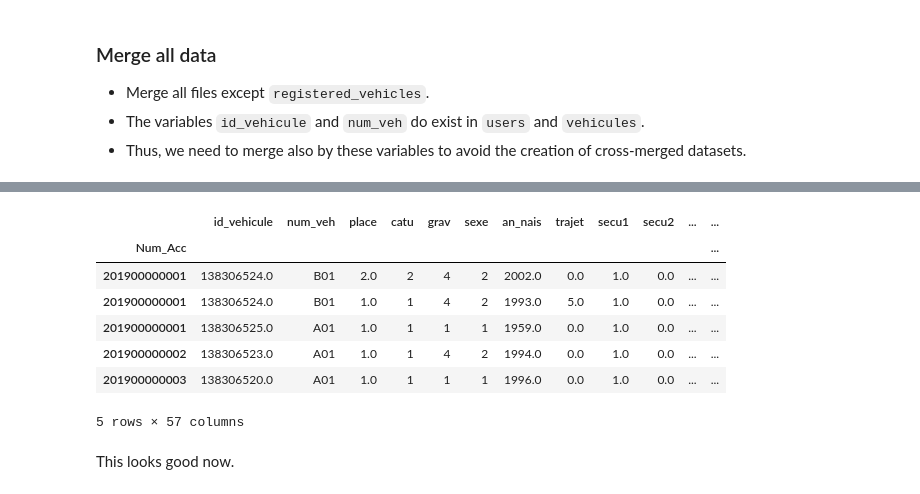
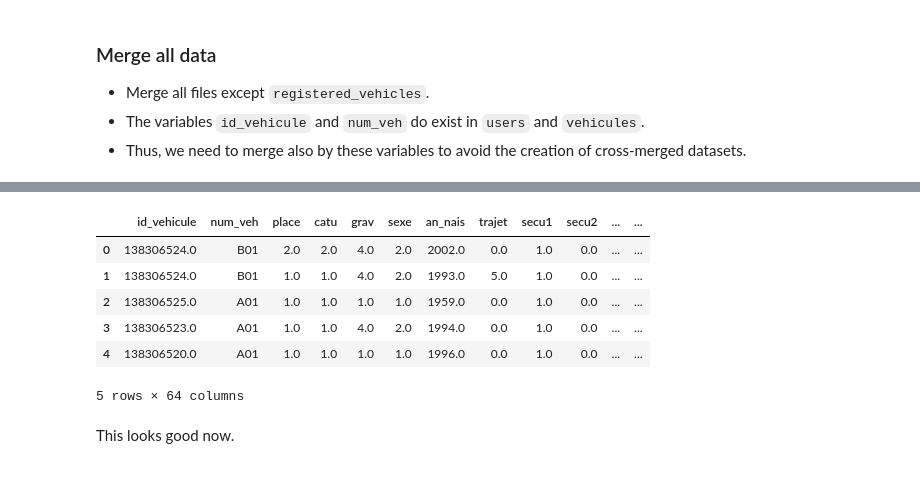
Before and after one commit to tiagoru/Road_accidents_france, a Jupyter notebook: 230612_raw_data_import.ipynb, the cells around one changed output, grey strips where cells are left out. Saved outputs shown, nothing was run; the diff lists cells and outputs as text; code cells hidden in the pictures.

Commit message:
Update with correct import of registered vehicles, but without merging them.

```diff
--- a/230612_raw_data_import.ipynb
+++ b/230612_raw_data_import.ipynb
@@ -851,3 +851,6 @@ registered_vehicles['Année'].unique()
 # %% [output]
 array([2019, 2020, 2018, 2016, 2010, 2012, 2011, 2013, 2015, 2009, 2021,
        2017, 2014])
+# %%
+registered_vehicles['id_vehicule'] = registered_vehicles['Id_accident']
+registered_vehicles = registered_vehicles.drop('Id_accident', axis = 1)
@@ -864 +935,3 @@ merged_df = pd.merge(merged_df, vehicles, on=['Num_Acc', 'id_vehicule', 'num_veh
+# %%
+merged_df_1 = pd.merge(merged_df, registered_vehicles, how="left", left_on='id_vehicule', right_on='id_vehicule')
 # %%
@@ -884,14 +957,13 @@ memory usage: 1.1+ GB
 # %%
-merged_df.head()
+merged_df_1.head()
 # %% [output]
 |  | id_vehicule | num_veh | place | catu | grav | sexe | an_nais | trajet | secu1 | secu2 | ... | ... |
-| Num_Acc |  |  |  |  |  |  |  |  |  |  |  | ... |
-| 201900000001 | 138306524.0 | B01 | 2.0 | 2 | 4 | 2 | 2002.0 | 0.0 | 1.0 | 0.0 | ... | ... |
-| 201900000001 | 138306524.0 | B01 | 1.0 | 1 | 4 | 2 | 1993.0 | 5.0 | 1.0 | 0.0 | ... | ... |
-| 201900000001 | 138306525.0 | A01 | 1.0 | 1 | 1 | 1 | 1959.0 | 0.0 | 1.0 | 0.0 | ... | ... |
-| 201900000002 | 138306523.0 | A01 | 1.0 | 1 | 4 | 2 | 1994.0 | 0.0 | 1.0 | 0.0 | ... | ... |
-| 201900000003 | 138306520.0 | A01 | 1.0 | 1 | 1 | 1 | 1996.0 | 0.0 | 1.0 | 0.0 | ... | ... |
+| 0 | 138306524.0 | B01 | 2.0 | 2.0 | 4.0 | 2.0 | 2002.0 | 0.0 | 1.0 | 0.0 | ... | ... |
+| 1 | 138306524.0 | B01 | 1.0 | 1.0 | 4.0 | 2.0 | 1993.0 | 5.0 | 1.0 | 0.0 | ... | ... |
+| 2 | 138306525.0 | A01 | 1.0 | 1.0 | 1.0 | 1.0 | 1959.0 | 0.0 | 1.0 | 0.0 | ... | ... |
+| 3 | 138306523.0 | A01 | 1.0 | 1.0 | 4.0 | 2.0 | 1994.0 | 0.0 | 1.0 | 0.0 | ... | ... |
+| 4 | 138306520.0 | A01 | 1.0 | 1.0 | 1.0 | 1.0 | 1996.0 | 0.0 | 1.0 | 0.0 | ... | ... |
-5 rows × 57 columns
+5 rows × 64 columns
 # %% [markdown]
 This looks good now.
 # %%
```
Also changed, not shown: parts of 8 cells of this notebook, 3 other files.
